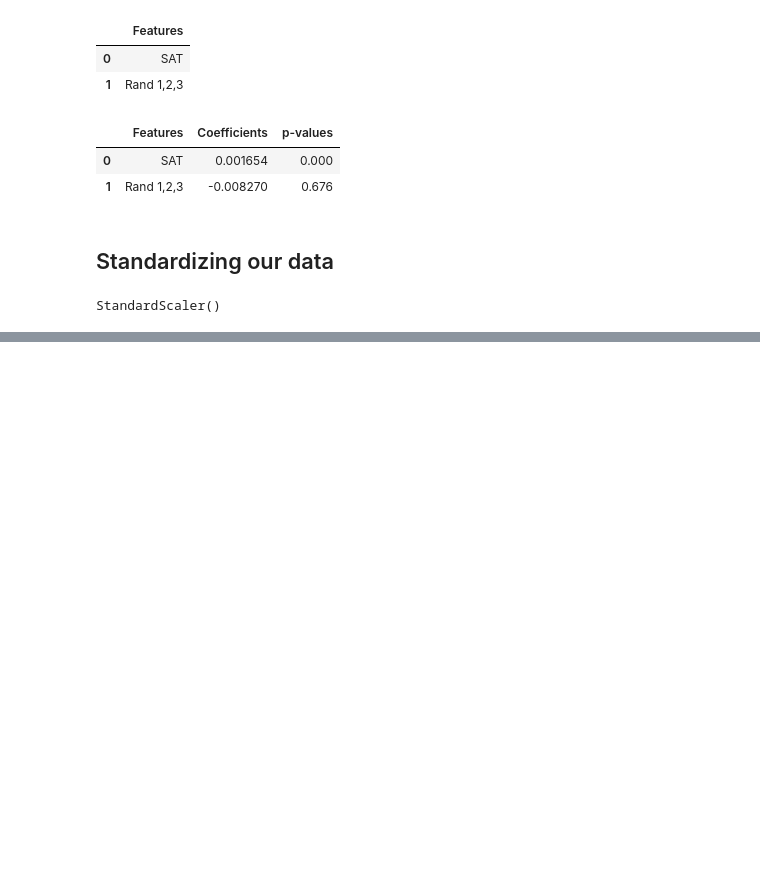
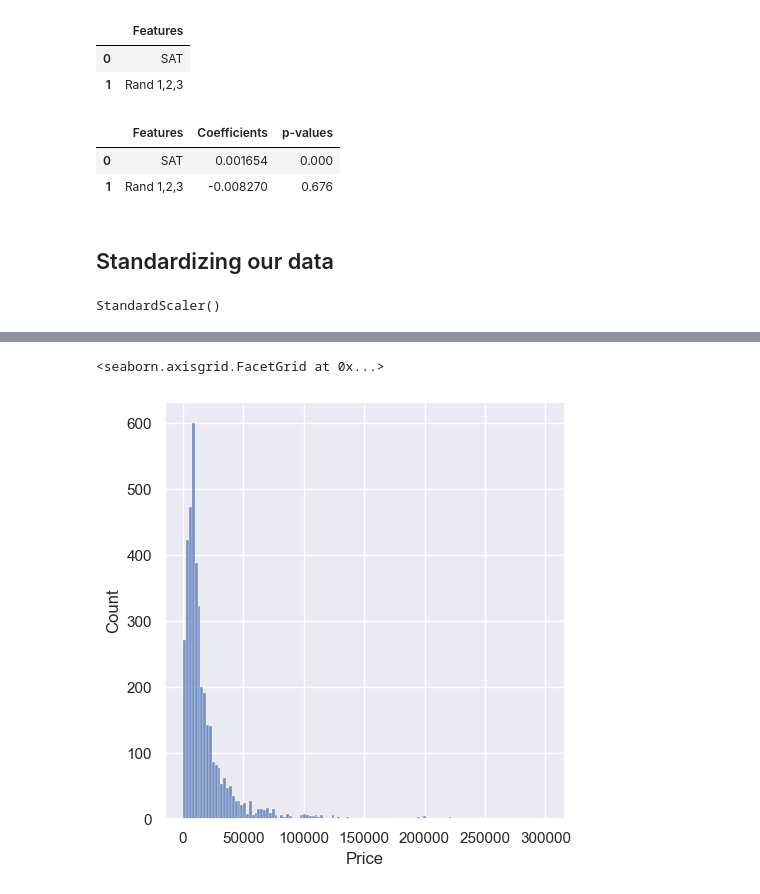
Before and after one commit to WaheedShaq/stats-and-ai-learning, a Jupyter notebook: AI Stuff revamped.ipynb, the cells around one changed output, grey strips where cells are left out. Drawn from its saved outputs; the diff is of its cells as text; code cells hidden in the pictures; blank space fills up the shorter version.

Commit message:
Learned about feature scaling with standardizing coefficients, did an exercise about scaling and started a practical example of real life situation

```diff
--- a/AI Stuff revamped.ipynb
+++ b/AI Stuff revamped.ipynb
@@ -708,0 +858,3 @@ array([[ 0.        ,  0.85390339,  1.07417231],
+# %%
+raw_data=pd.read_csv('1.04.+Real-life+example.csv')
+raw_data.head()
@@ -708,0 +883,2 @@ array([[ 0.        ,  0.85390339,  1.07417231],
+# %%
+data = raw_data.drop(['Model'], axis=1)
@@ -708,0 +915,2 @@ array([[ 0.        ,  0.85390339,  1.07417231],
+# %%
+data_no_mv = data.dropna(axis=0)
@@ -708,0 +934,5 @@ array([[ 0.        ,  0.85390339,  1.07417231],
+# %%
+sns.displot(data_no_mv['Price'])
+# %% [output]
+<seaborn.axisgrid.FacetGrid at 0x...>
+[figure, added]
```
Also changed, not shown: parts of 47 cells of this notebook, 1 other file.
